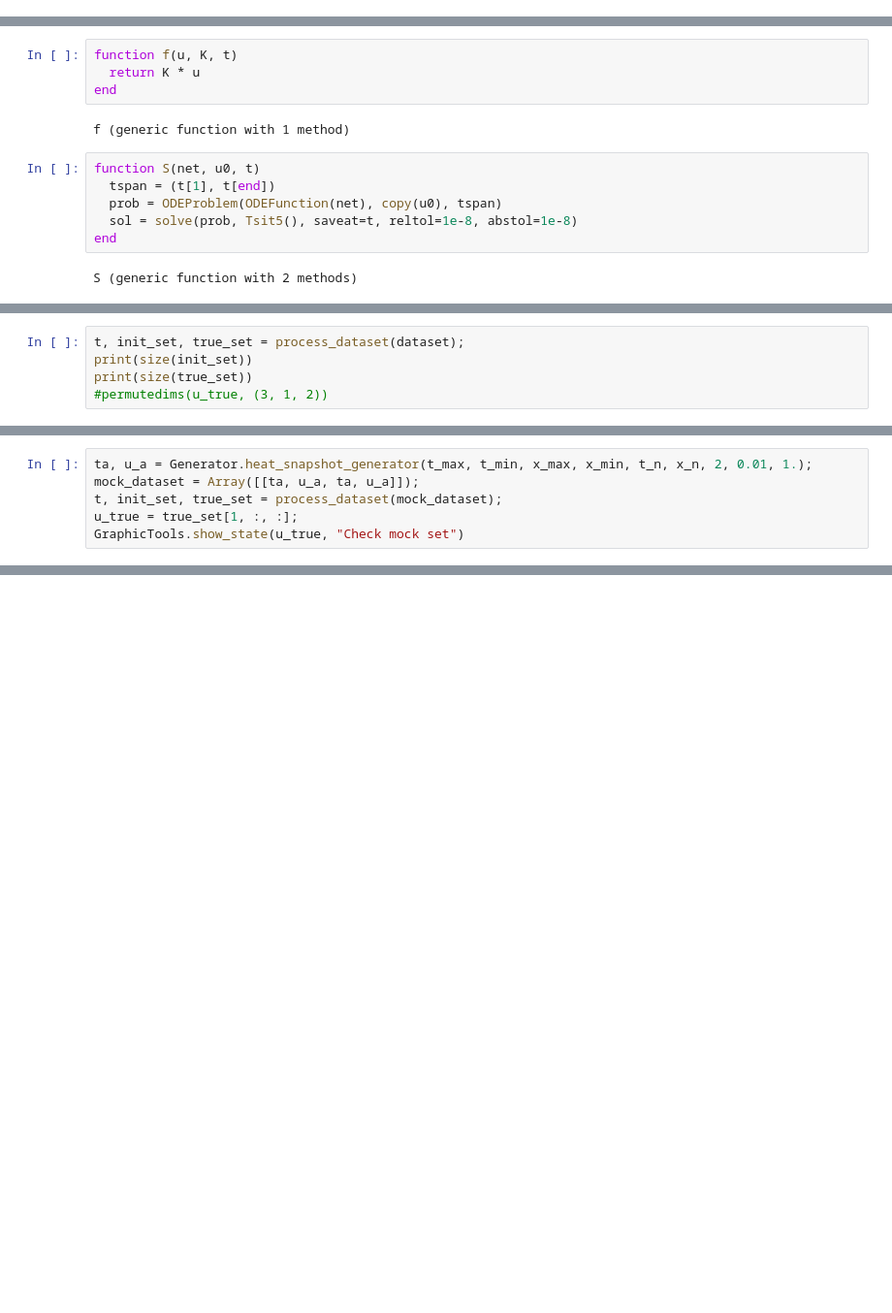
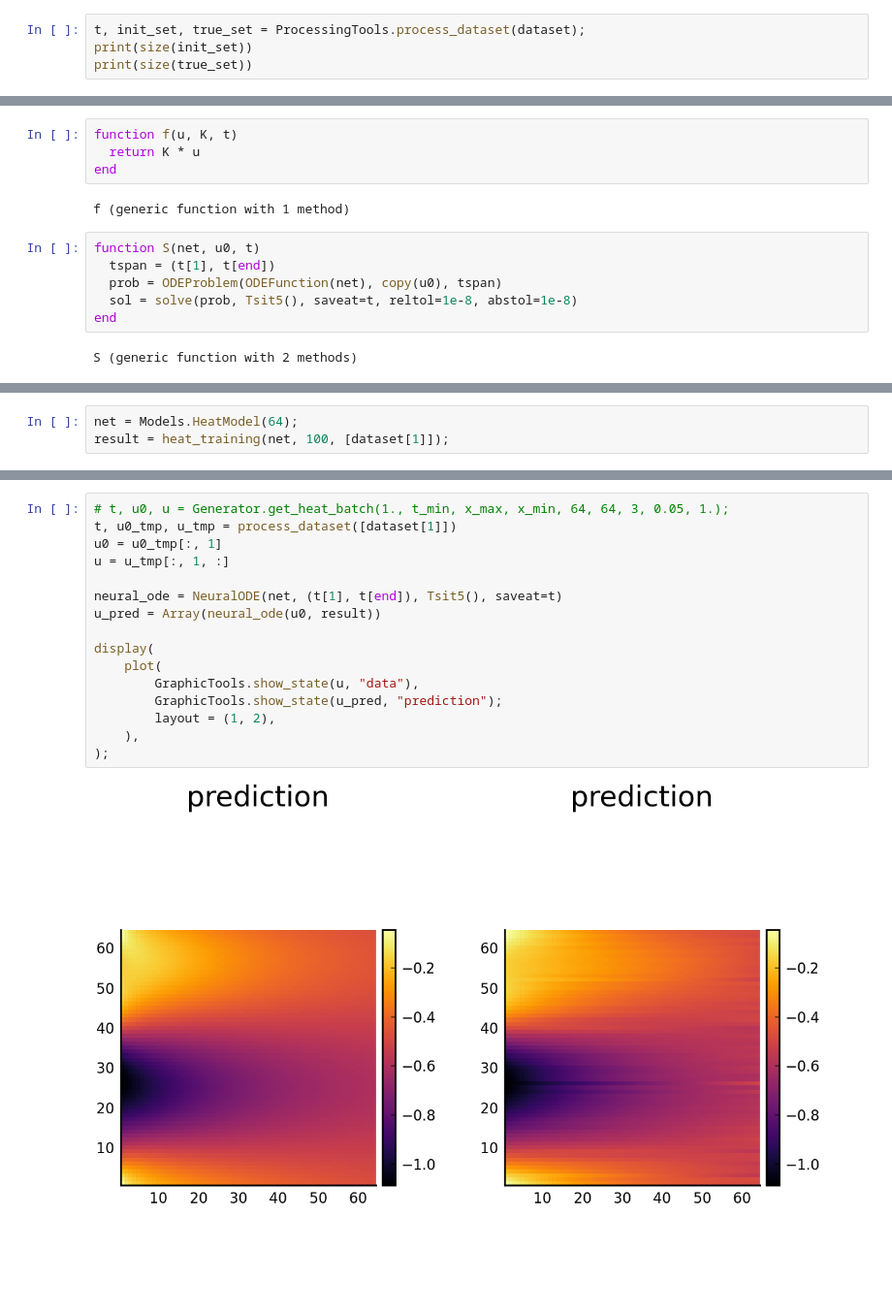
Before and after one commit to vdesgrange/closure-model, a Jupyter notebook: experiments/julia_src/neural_closure/heat_equation_neural_ode.ipynb, the cells around one changed output, grey strips where cells are left out. Shown at 97% size. Cells and saved outputs as stored; diff of their text form; blank space fills up the shorter version.

Commit message:
Clean IJulia heat notebook.

```diff
--- a/experiments/julia_src/neural_closure/heat_equation_neural_ode.ipynb
+++ b/experiments/julia_src/neural_closure/heat_equation_neural_ode.ipynb
@@ -124,0 +90,4 @@ mseloss (generic function with 1 method)
+# %%
+t, init_set, true_set = ProcessingTools.process_dataset(dataset);
+print(size(init_set))
+print(size(true_set))
@@ -161,5 +131,0 @@ process_dataset (generic function with 1 method)
-# %%
-t, init_set, true_set = process_dataset(dataset);
-print(size(init_set))
-print(size(true_set))
-#permutedims(u_true, (3, 1, 2))
@@ -168,6 +131,0 @@ print(size(true_set))
-# %%
-ta, u_a = Generator.heat_snapshot_generator(t_max, t_min, x_max, x_min, t_n, x_n, 2, 0.01, 1.);
-mock_dataset = Array([[ta, u_a, ta, u_a]]);
-t, init_set, true_set = process_dataset(mock_dataset);
-u_true = true_set[1, :, :];
-GraphicTools.show_state(u_true, "Check mock set")
@@ -269,0 +181,3 @@ GraphicTools.show_state(reshape(result.u, (64, 64)), "Operator")
+# %%
+net = Models.HeatModel(64);
+result = heat_training(net, 100, [dataset[1]]);
@@ -269,0 +198,18 @@ GraphicTools.show_state(reshape(result.u, (64, 64)), "Operator")
+# %%
+# t, u0, u = Generator.get_heat_batch(1., t_min, x_max, x_min, 64, 64, 3, 0.05, 1.);
+t, u0_tmp, u_tmp = process_dataset([dataset[1]])
+u0 = u0_tmp[:, 1]
+u = u_tmp[:, 1, :]
+
+neural_ode = NeuralODE(net, (t[1], t[end]), Tsit5(), saveat=t)
+u_pred = Array(neural_ode(u0, result))
+
+display(
+    plot(
+        GraphicTools.show_state(u, "data"),
+        GraphicTools.show_state(u_pred, "prediction");
+        layout = (1, 2),
+    ),
+);
+# %% [output]
+[figure, added]
```
Also changed, not shown: parts of 21 cells of this notebook.
